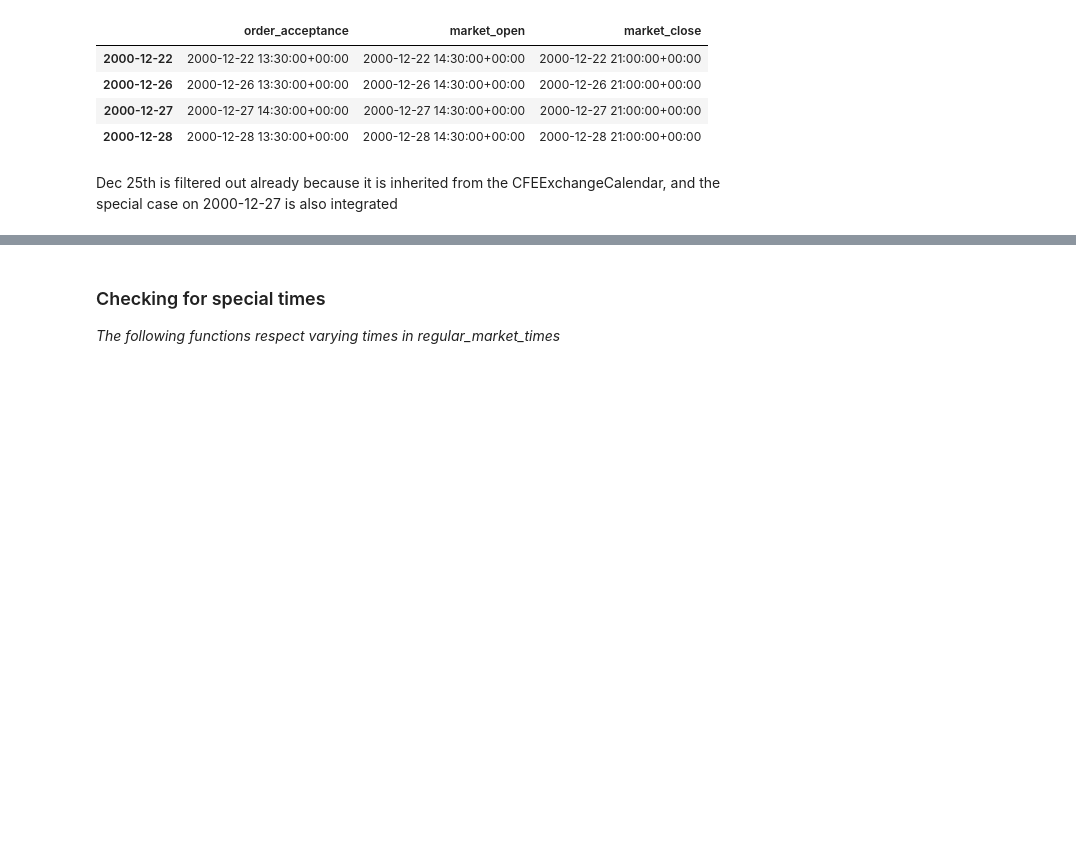
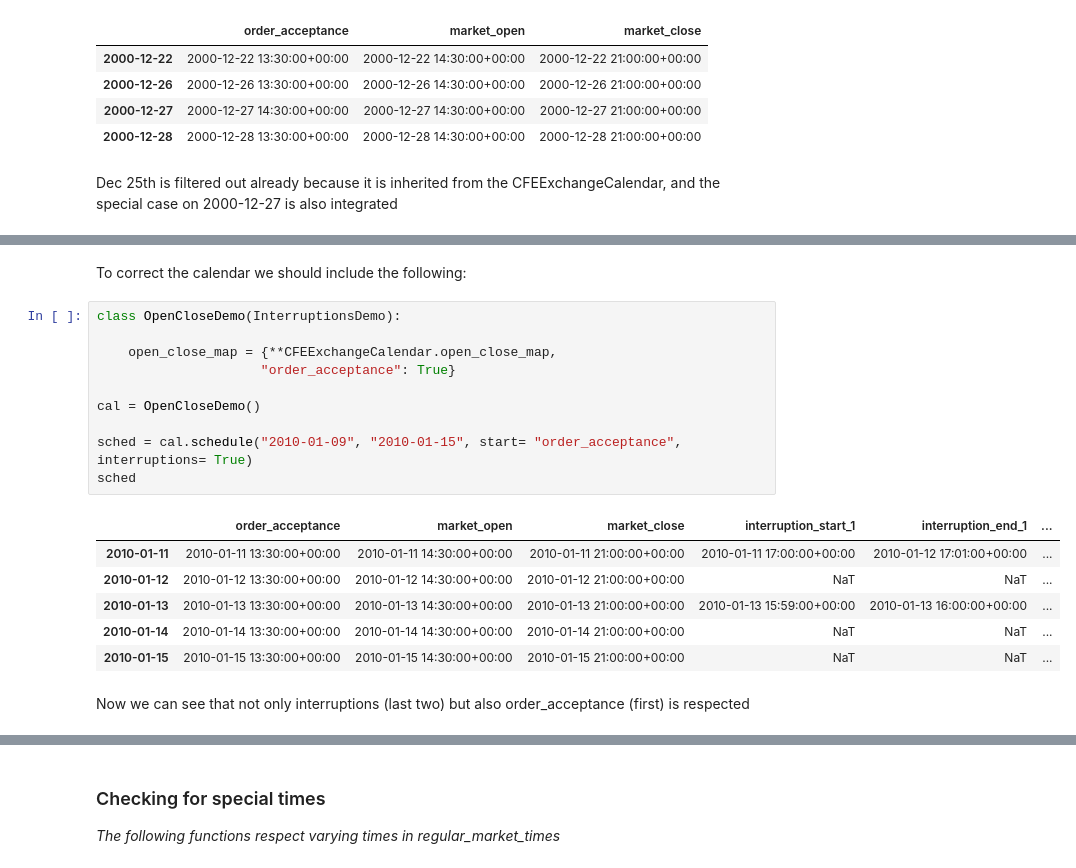
Before and after one commit to rsheftel/pandas_market_calendars, a Jupyter notebook: examples/usage.ipynb, the cells around one changed output, grey strips where cells are left out. Cells and saved outputs as stored; diff of their text form; blank space fills up the shorter version.

```diff
--- a/examples/usage.ipynb
+++ b/examples/usage.ipynb
@@ -359,0 +437,21 @@ Any *market_time* in `regular_market_times` can have special times, which are lo
+# %% [markdown]
+To correct the calendar we should include the following:
+# %%
+class OpenCloseDemo(InterruptionsDemo):
+
+    open_close_map = {**CFEExchangeCalendar.open_close_map,
+                     "order_acceptance": True}
+
+cal = OpenCloseDemo()
+
+sched = cal.schedule("2010-01-09", "2010-01-15", start= "order_acceptance", interruptions= True)
+sched
+# %% [output]
+|  | order_acceptance | market_open | market_close | interruption_start_1 | interruption_end_1 | ... |
+| 2010-01-11 | 2010-01-11 13:30:00+00:00 | 2010-01-11 14:30:00+00:00 | 2010-01-11 21:00:00+00:00 | 2010-01-11 17:00:00+00:00 | 2010-01-12 17:01:00+00:00 | ... |
+| 2010-01-12 | 2010-01-12 13:30:00+00:00 | 2010-01-12 14:30:00+00:00 | 2010-01-12 21:00:00+00:00 | NaT | NaT | ... |
+| 2010-01-13 | 2010-01-13 13:30:00+00:00 | 2010-01-13 14:30:00+00:00 | 2010-01-13 21:00:00+00:00 | 2010-01-13 15:59:00+00:00 | 2010-01-13 16:00:00+00:00 | ... |
+| 2010-01-14 | 2010-01-14 13:30:00+00:00 | 2010-01-14 14:30:00+00:00 | 2010-01-14 21:00:00+00:00 | NaT | NaT | ... |
+| 2010-01-15 | 2010-01-15 13:30:00+00:00 | 2010-01-15 14:30:00+00:00 | 2010-01-15 21:00:00+00:00 | NaT | NaT | ... |
+# %% [markdown]
+Now we can see that not only interruptions (last two) but also order_acceptance (first) is respected
```
Also changed, not shown: parts of 31 cells of this notebook.
